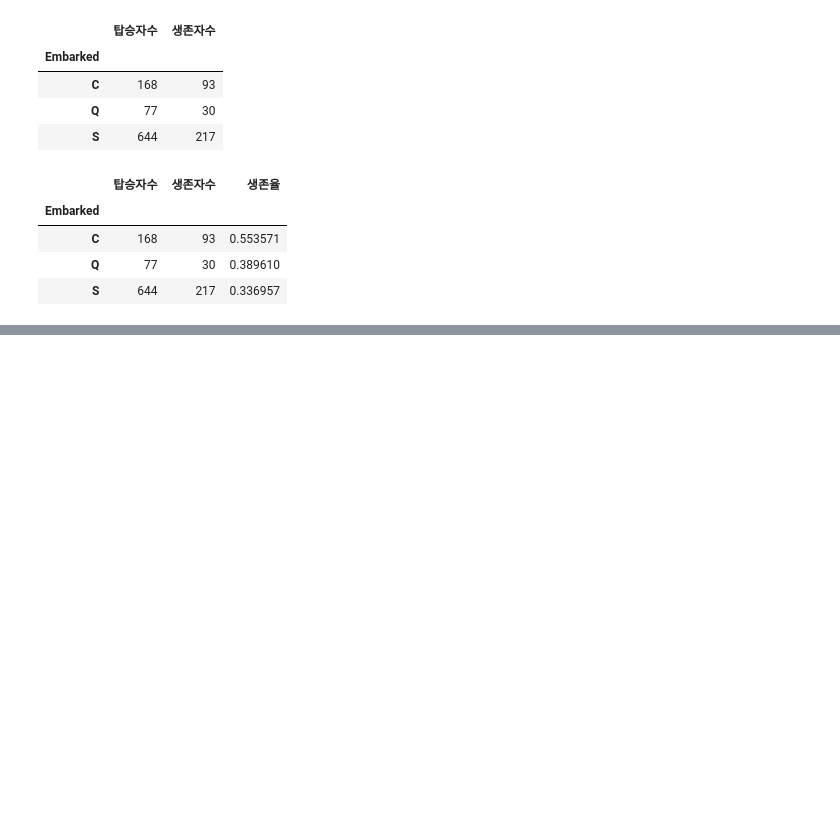
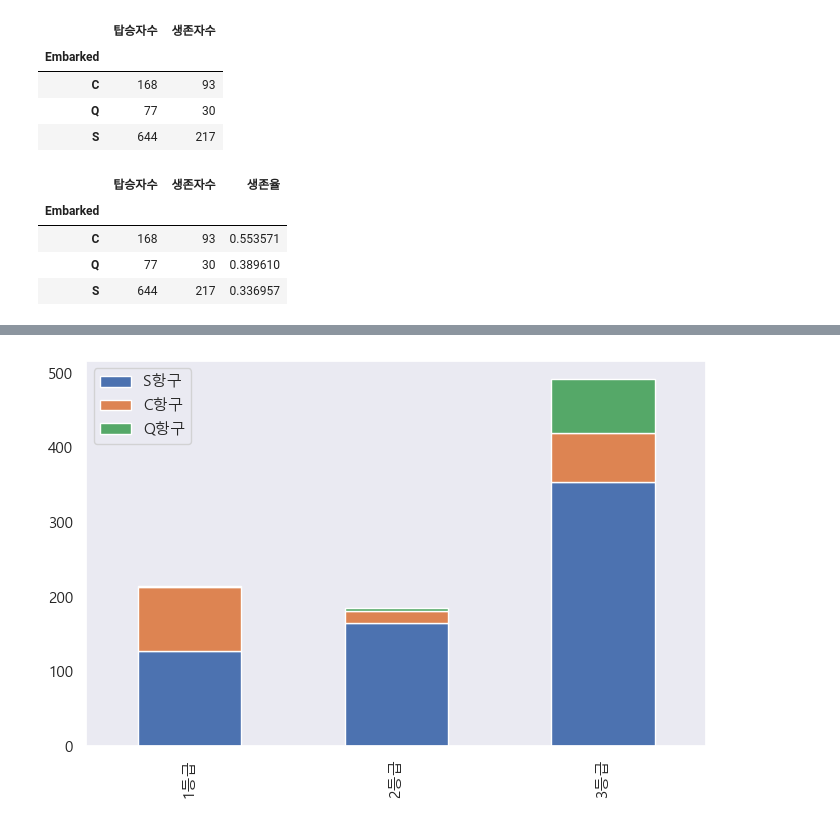
Before and after one commit to junhwan4769/python, a Jupyter notebook: 04.데이터시각화/프로젝트/05.타이타닉/타이타닉.ipynb, the cells around one changed output, grey strips where cells are left out. Cells and saved outputs as stored; diff of their text form; code cells hidden in the pictures; blank space fills up the shorter version.

```diff
--- a/04.데이터시각화/프로젝트/05.타이타닉/타이타닉.ipynb
+++ b/04.데이터시각화/프로젝트/05.타이타닉/타이타닉.ipynb
@@ -283,0 +342,6 @@ join
+# %%
+fig, ax = plt.subplots(figsize=(8,5))
+pclass.plot(kind = 'bar', stacked = True, ax=ax)
+plt.show()
+# %% [output]
+[figure, added]
```
Also changed, not shown: parts of 7 cells of this notebook.
